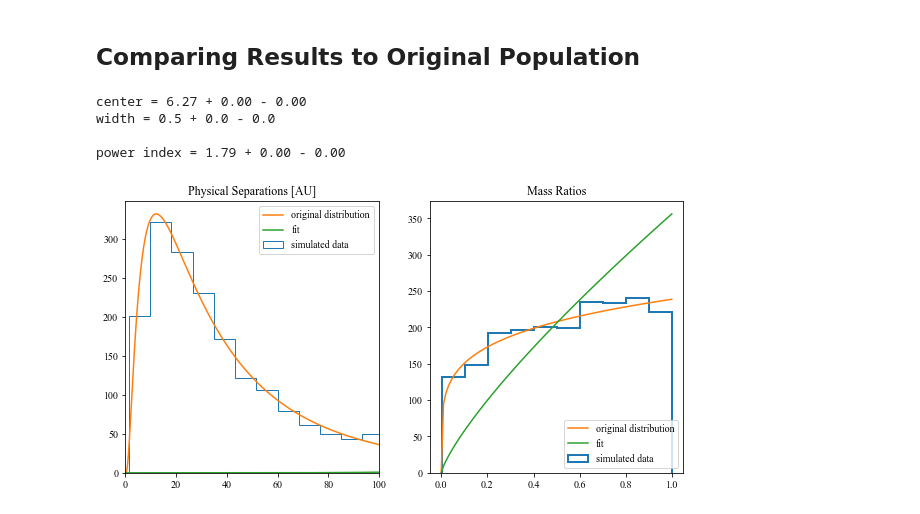
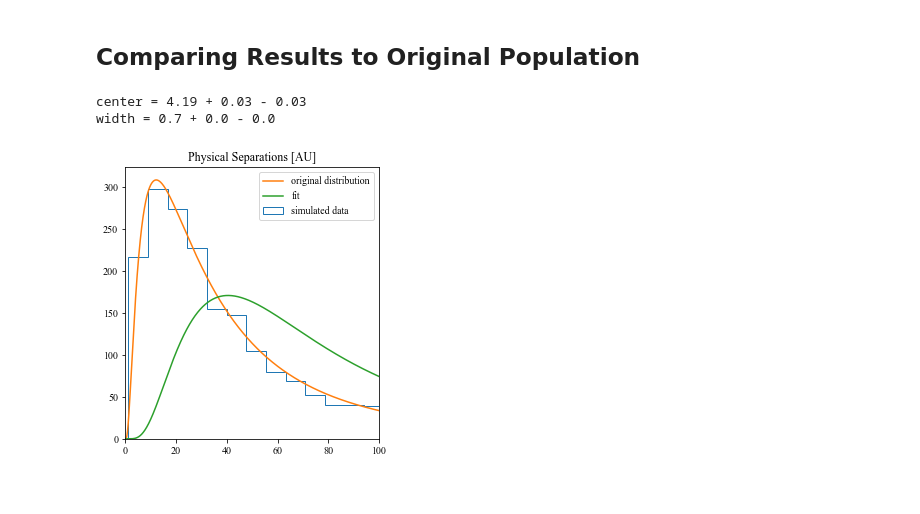
Before and after one commit to phys201/multstars, a Jupyter notebook: simulate_and_model.ipynb, the cells around one changed output. Saved outputs shown, nothing was run; the diff lists cells and outputs as text; code cells hidden in the pictures.

```diff
--- a/simulate_and_model.ipynb
+++ b/simulate_and_model.ipynb
@@ -194,37 +263,25 @@ op = original_population
 # LIMITS FOR WHAT WILL APPEAR IN THE FINAL DATA
 
 # limits for separations
-sep_ang_max = 4.0
+def sep_max(contrast):
+    return sep_max_s
 
 
-# limit for high contrast ratio and low separations
-# this is a rough approximation made by eye - should eventually be updated
-def icr_max(separation):
-    '''returns the inverse of the maximum contrast ratio which can be detected at a given separations'''
-    return 1 / (1.8 * np.log(separation) + 3.8)
-
-def sep_min(cr):
-    '''returns the maxmimum separation that can be detected for a given inverse contrast ratio'''
-    return np.exp((cr-3.8)/1.8)
-
-# from inverse mass ratios to inverse contrast ratios
-# this is an empirical relationship based on the results from (Lamman et al.) Section 4.4
-def imr_to_icr(x):
-    g = np.poly1d([ 20.34258759, -63.07636188,  72.52402942, -40.42916102, 10.64895881])
-    return 1 / g(1/x)
-
-
-# FOR NON-INVERSE OF CONTRAST RATIO
+def sep_min(contrast):
+    '''returns the minimum separation that can be detected for a given contrast ratio'''
+    #return np.exp((cr-3.8)/1.8)
+    return sep_min_s
 
 # limit for high contrast ratio and low separations
 # this is a rough approximation made by eye - should eventually be updated
 def cr_max(separation):
     '''returns the maximum contrast ratio which can be detected at a given separations'''
-    return (1.8 * np.log(separation) + 3.8)
+    #return (1.8 * np.log(separation) + 3.8)
+    return cr_max_s
 
-def sep_min(cr):
-    '''returns the maxmimum separation that can be detected for a given contrast ratio'''
-    return np.exp((cr-3.8)/1.8)
+def cr_min(separation):
+    return cr_min_s
+
 
 # from inverse mass ratios to contrast ratios
 # this is an empirical relationship based on the results from (Lamman et al.) Section 4.4
@@ -337,8 +441,8 @@ def pymc3_hrchl_fit(data, nsteps=1000):
 # %%
 ta = time.time()
-samples = pymc3_hrchl_fit(data, nsteps=1000)  # runs if you only use 400 steps
+traces, samples = pymc3_hrchl_fit(data, tune=500, nsteps=1000)
 tb = time.time()
-print('Fit finished, took ',round((tb -ta)/60., 1),' minutes' )
+print('Fit finished, took',round((tb -ta)/60., 1),' minutes' )
 # %% [output]
 Auto-assigning NUTS sampler...
 Initializing NUTS using jitter+adapt_diag...
@@ -354,7 +465,7 @@ q = samples.quantile([0.16,0.50,0.84], axis=0)
 c_lower, c, c_upper = q['center']
 w_lower, w, w_upper = q['width']
 
-p_lower, p, p_upper = q['power_index']
+##p_lower, p, p_upper = q['power_index']
 # %% [markdown]
 ## Comparing Results to Original Population
 # %%
@@ -375,33 +495,32 @@ def plot_lognorm(mu, sigma, data, bins, label):
 # %%
 # testing against distributions used to make simulated data
 
 fig = plt.figure(figsize=(10,5))
 
 #'''
 plt.subplot(121)
 plt.title('Physical Separations [AU]')
 count, bns, ignored = plt.hist(op['sep_physical'], histtype='step', label='simulated data', bins=100, linewidth=1)
 plot_lognorm(mean, sigma, op['sep_physical'], bns, 'original distribution')
 plot_lognorm(c, w, op['sep_physical'], bns, 'fit')
+#plot_gamma(c, w, op['sep_physical'], bns, 'gamma fit')
 plt.xlim(0, 100)
 plt.legend();
 print("center = {:.2f} + {:.2f} - {:.2f}".format(c, c_upper-c, c-c_lower))
 print("width = {:.1f} + {:.1f} - {:.1f}".format(w, w_upper-w, w-w_lower))
 #'''
-
+'''
 plt.subplot(122)
 plt.title('Mass Ratios')
 count, bns, ignored = plt.hist(op['mass_ratio'], histtype='step', label='simulated data', bins=10, linewidth=2)
 plot_power_law(a, op['mass_ratio'], bns, 'original distribution')
 plot_power_law(p, op['mass_ratio'], bns, 'fit')
 plt.legend(loc='lower right');
 print("\npower index = {:.2f} + {:.2f} - {:.2f}".format(p, p_upper-p, p-p_lower))
-
+''';
 
 #fig.savefig('model_fit_v.png', dpi=200)
 # %% [output]
-center = 6.27 + 0.00 - 0.00
-width = 0.5 + 0.0 - 0.0
-
-power index = 1.79 + 0.00 - 0.00
+center = 4.19 + 0.03 - 0.03
+width = 0.7 + 0.0 - 0.0
-[figure, old version]
+[figure, new version]
```
Also changed, not shown: parts of 22 cells of this notebook.
